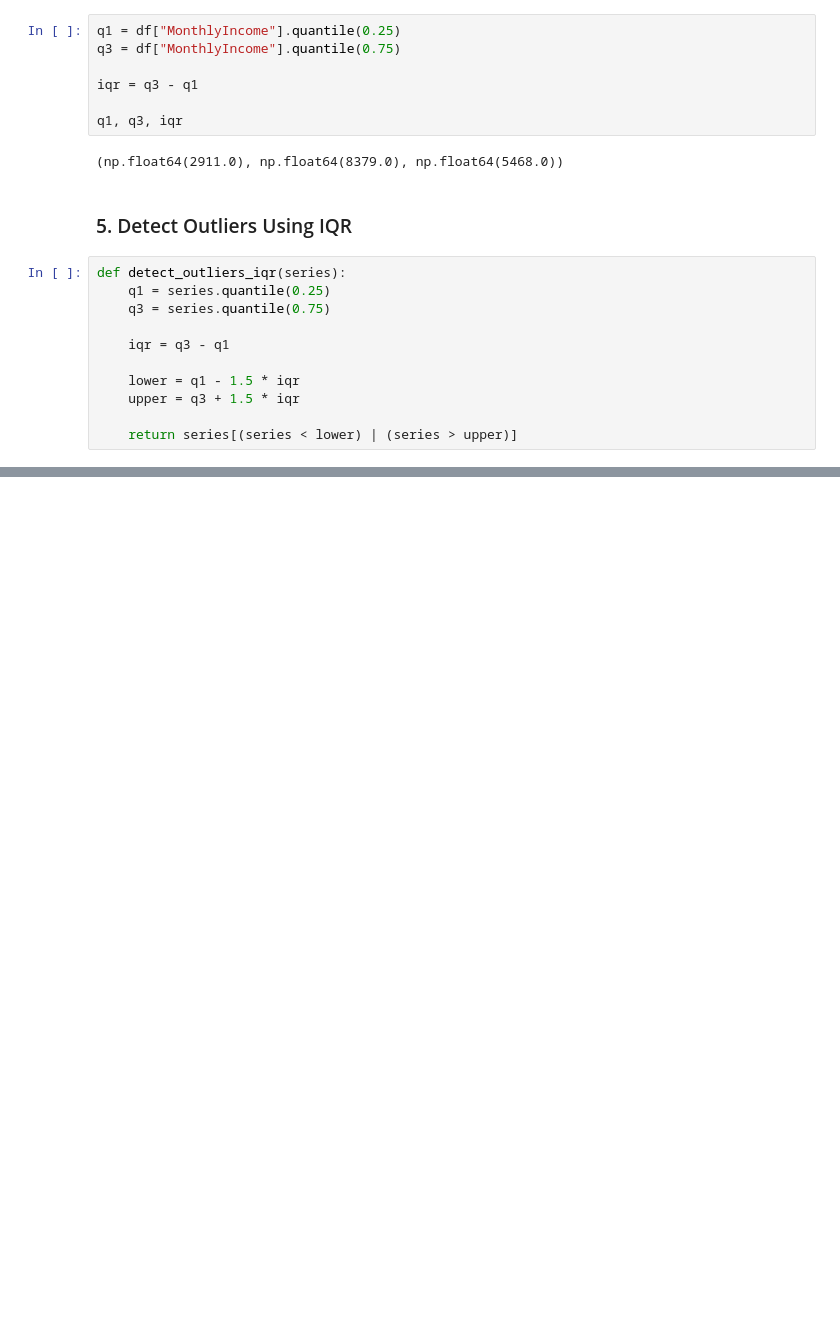
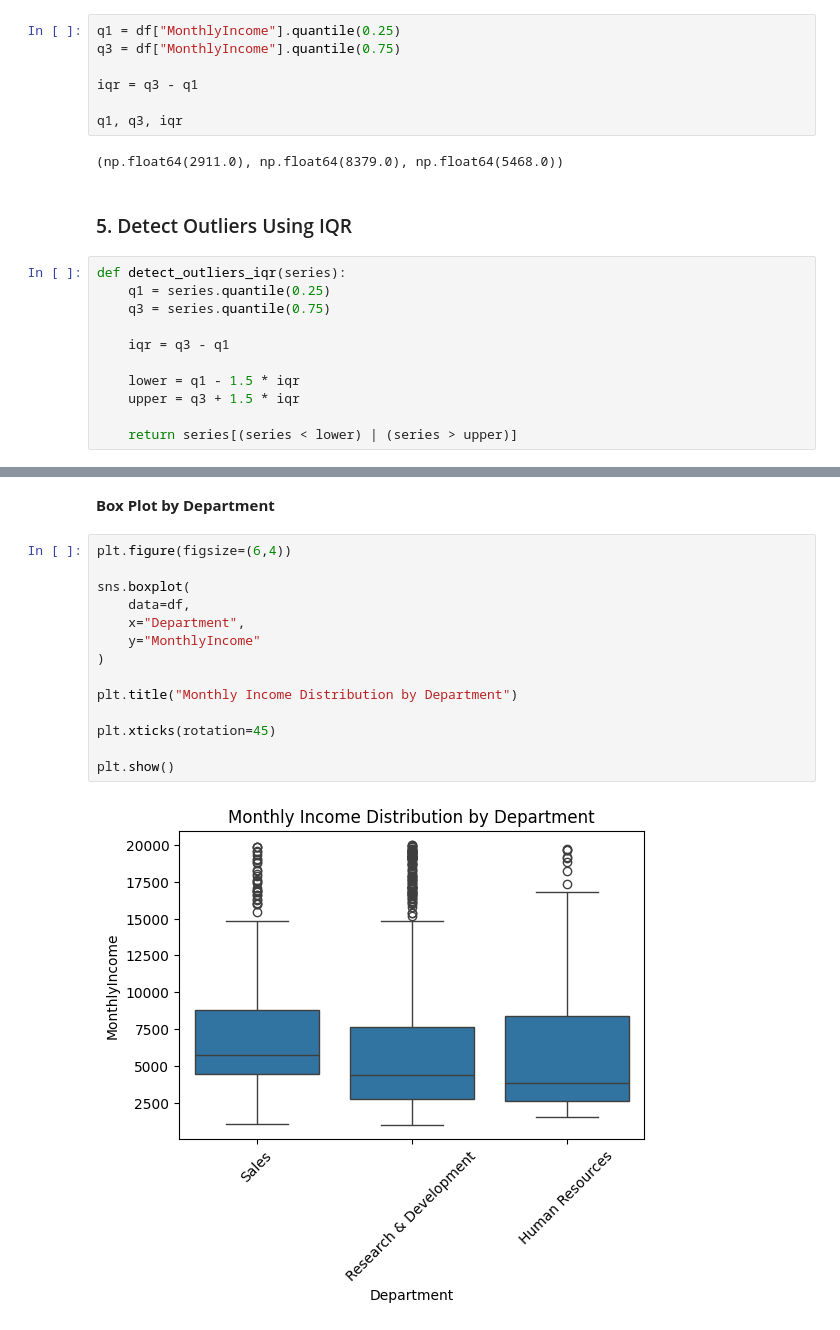
Before and after one commit to suparnachowdhury/data-science-with-python, a Jupyter notebook: 01_descriptive_statistics.ipynb, the cells around one changed output, grey strips where cells are left out. Saved outputs shown, nothing was run; the diff lists cells and outputs as text; blank space fills up the shorter version.

```diff
--- a/01_descriptive_statistics.ipynb
+++ b/01_descriptive_statistics.ipynb
@@ -135,0 +169,18 @@ outliers.sort_values()
+# %% [markdown]
+**Box Plot by Department**
+# %%
+plt.figure(figsize=(6,4))
+
+sns.boxplot(
+    data=df,
+    x="Department",
+    y="MonthlyIncome"
+)
+
+plt.title("Monthly Income Distribution by Department")
+
+plt.xticks(rotation=45)
+
+plt.show()
+# %% [output]
+[figure, added]
```
Also changed, not shown: parts of 4 cells of this notebook.
